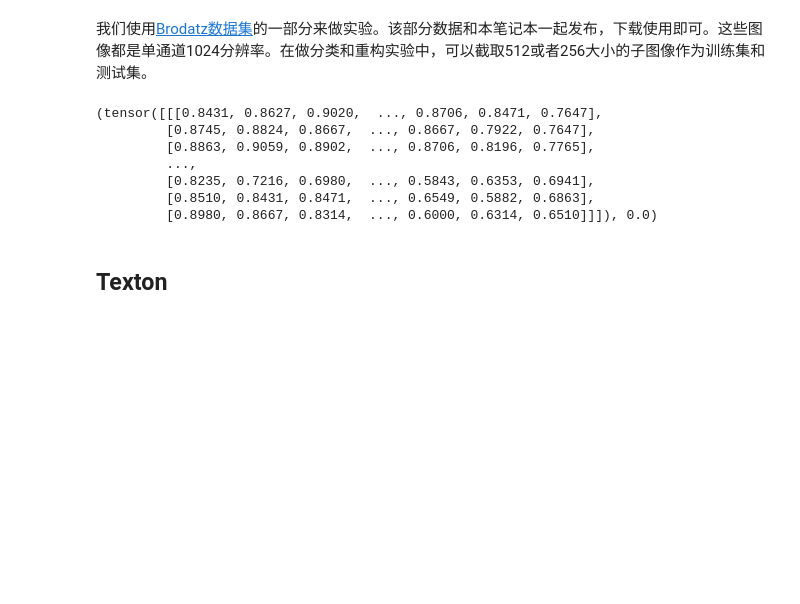
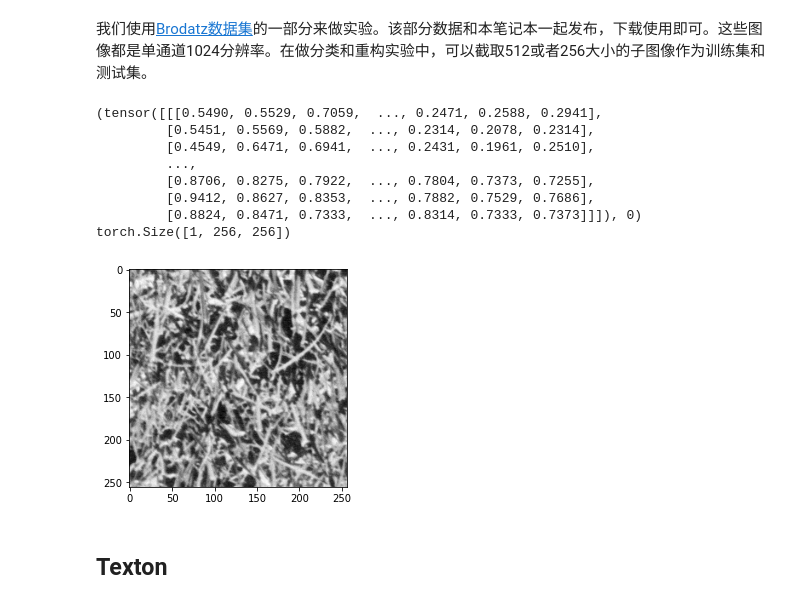
Before and after one commit to qilin512/OUC-ComputerVision, a Jupyter notebook: Texton/Textons.ipynb, the cells around one changed output. Drawn from its saved outputs; the diff is of its cells as text; code cells hidden in the pictures; blank space fills up the shorter version.

```diff
--- a/Texton/Textons.ipynb
+++ b/Texton/Textons.ipynb
@@ -24,42 +24,51 @@ import random
 
 class BrodatzDataset(Dataset):
     def __init__(self, img_dir, num_per_class=100, transform=None):
         self.img_dir = img_dir
         self.num_per_class = num_per_class
         self.transform = transform
         self.img_files = [img_dir + '1.3.' + str(i).zfill(2) + '.tiff' for i in range(1, 14)]
         self.labels = []
         for img_file in self.img_files:
             label = os.path.basename(img_file).split('.')[0][-2:]
             self.labels.append(int(label)-1)
 
     def __len__(self):
         return self.num_per_class * 13
 
     def __getitem__(self, index):
-        label = index / self.num_per_class
+        label = index // self.num_per_class
         # image = read_image(self.img_files[index]).float()
-        image1024 = cv2.imread(self.img_files[index], -1)#.astype(np.float32)
+        image1024 = cv2.imread(self.img_files[label], -1)#.astype(np.float32)
         h, w = image1024.shape
         # image1024 = np.expand_dims(image1024, axis=0)
         x = random.randint(0, w - 256)
         y = random.randint(0, h - 256)
         image = image1024[y:y+256, x:x+256]
         if self.transform:
             image = self.transform(image)
         return image, label
 
 training_dataset = BrodatzDataset(img_dir='./drive/MyDrive/textures/',
                   transform=torchvision.transforms.ToTensor())
-print(training_dataset[0])
+
+a_sample = training_dataset[12] # [index, image/label, C, H, W]
+print(a_sample)
+print(a_sample[0].shape) # the image, [C, H, W]
+
+import matplotlib.pyplot as plt
+plt.imshow(a_sample[0][0], cmap='gray')
+plt.show()
 # %% [output]
-(tensor([[[0.8431, 0.8627, 0.9020,  ..., 0.8706, 0.8471, 0.7647],
-         [0.8745, 0.8824, 0.8667,  ..., 0.8667, 0.7922, 0.7647],
-         [0.8863, 0.9059, 0.8902,  ..., 0.8706, 0.8196, 0.7765],
+(tensor([[[0.5490, 0.5529, 0.7059,  ..., 0.2471, 0.2588, 0.2941],
+         [0.5451, 0.5569, 0.5882,  ..., 0.2314, 0.2078, 0.2314],
+         [0.4549, 0.6471, 0.6941,  ..., 0.2431, 0.1961, 0.2510],
          ...,
-         [0.8235, 0.7216, 0.6980,  ..., 0.5843, 0.6353, 0.6941],
-         [0.8510, 0.8431, 0.8471,  ..., 0.6549, 0.5882, 0.6863],
-         [0.8980, 0.8667, 0.8314,  ..., 0.6000, 0.6314, 0.6510]]]), 0.0)
+         [0.8706, 0.8275, 0.7922,  ..., 0.7804, 0.7373, 0.7255],
+         [0.9412, 0.8627, 0.8353,  ..., 0.7882, 0.7529, 0.7686],
+         [0.8824, 0.8471, 0.7333,  ..., 0.8314, 0.7333, 0.7373]]]), 0)
+torch.Size([1, 256, 256])
+[figure, added]
 # %% [markdown]
 ## Texton
 # %% [markdown]
```
Also changed, not shown: parts of 2 cells of this notebook.
